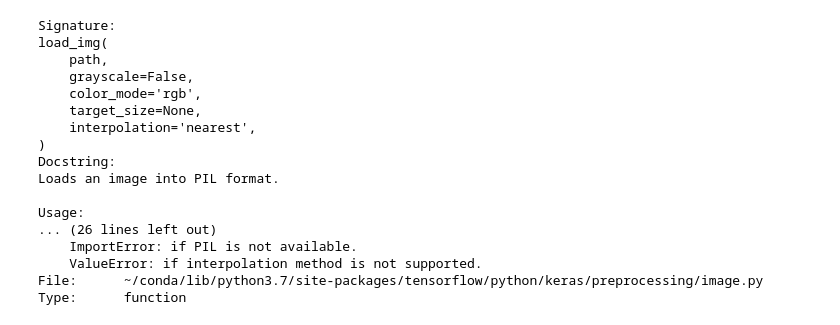
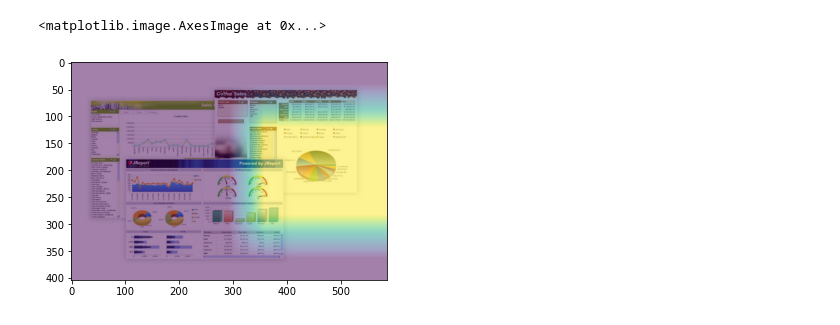
Before and after one commit to jaidevd/chart-ann, a Jupyter notebook: notebooks/debug.ipynb, the cells around one changed output. Cells and saved outputs as stored; diff of their text form; code cells hidden in the pictures.

```diff
--- a/notebooks/debug.ipynb
+++ b/notebooks/debug.ipynb
@@ -8,2 +10,2 @@ from skimage.color import rgba2rgb
 # %%
-model = WindowObjectDetector(load_model('checkpoints/resnet50-best.h5'))
+model = WindowObjectDetector(load_model('../checkpoints/resnet50-best.h5'), multires=True)
@@ -11,0 +30,3 @@ X = preprocess_input(rgba2rgb(imread('/tmp/dashboard-software-interface-example.
+# %%
+img = load_img('../data/gallery/3_Dashboards.JPG')
+img
@@ -12,3 +35,5 @@ X = preprocess_input(rgba2rgb(imread('/tmp/dashboard-software-interface-example.
 # %%
+X = preprocess_input(img_to_array(img))
+
 a, b, c = model.predict(X.reshape((1,) + X.shape))
 # %% [output]
@@ -44,2 +58,0 @@ X.shape
-# %%
-a, b, c = model.predict(Y.reshape((1,) + Y.shape))
@@ -52,20 +58,0 @@ plt.colorbar()
-# %%
-load_img?
-# %% [output]
-Signature:
-load_img(
-    path,
-    grayscale=False,
-    color_mode='rgb',
-    target_size=None,
-    interpolation='nearest',
-)
-Docstring:
-Loads an image into PIL format.
-
-Usage:
-... (26 lines left out)
-    ImportError: if PIL is not available.
-    ValueError: if interpolation method is not supported.
-File:      ~/conda/lib/python3.7/site-packages/tensorflow/python/keras/preprocessing/image.py
-Type:      function
@@ -71,0 +61,12 @@ Type:      function
+# %%
+prob = c
+mask = tf.cast(prob > 0.9, tf.int32)
+mask = tf.reshape(mask, (1,) + mask.shape)
+mask = tf.image.resize(mask, (404, 586))
+
+fig, ax = plt.subplots()
+ax.imshow(np.array(img))
+ax.imshow(mask[0, ..., 2], alpha=0.5)
+# %% [output]
+<matplotlib.image.AxesImage at 0x...>
+[figure, added]
```
Also changed, not shown: parts of 17 cells of this notebook, 9 other files.
